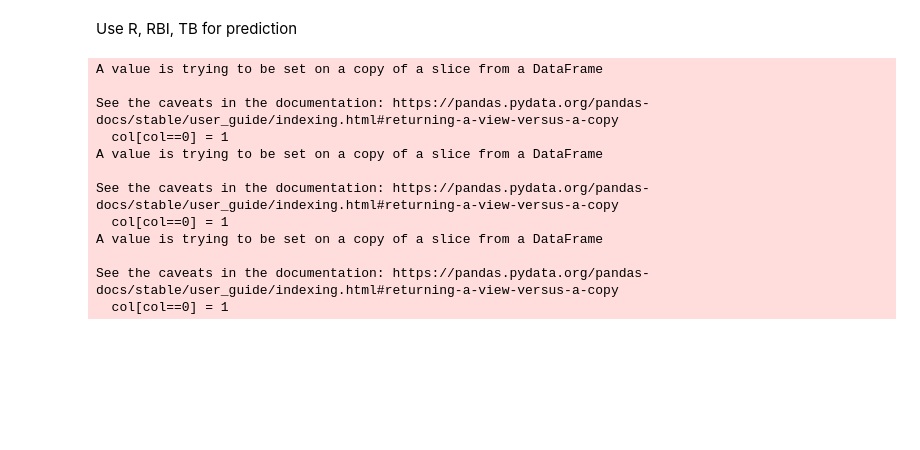
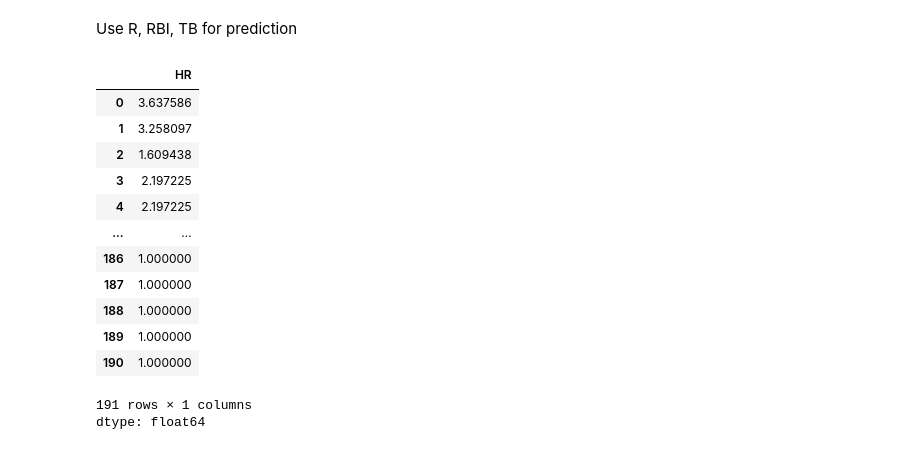
Before and after one commit to Hyun3246/KBO-Stat-Analysis, a Jupyter notebook: Notebooks/02_Data_Glancing.ipynb, the cells around one changed output. Cells and saved outputs as stored; diff of their text form; code cells hidden in the pictures; blank space fills up the shorter version.

```diff
--- a/Notebooks/02_Data_Glancing.ipynb
+++ b/Notebooks/02_Data_Glancing.ipynb
@@ -76,17 +80,0 @@ TB = df["TB"]
-# %%
-# change 0 to 1
-for col in [R, RBI, TB]:
-  col[col==0] = 1
-# %% [output]
-A value is trying to be set on a copy of a slice from a DataFrame
-
-See the caveats in the documentation: https://pandas.pydata.org/pandas-docs/stable/user_guide/indexing.html#returning-a-view-versus-a-copy
-  col[col==0] = 1
-A value is trying to be set on a copy of a slice from a DataFrame
-
-See the caveats in the documentation: https://pandas.pydata.org/pandas-docs/stable/user_guide/indexing.html#returning-a-view-versus-a-copy
-  col[col==0] = 1
-A value is trying to be set on a copy of a slice from a DataFrame
-
-See the caveats in the documentation: https://pandas.pydata.org/pandas-docs/stable/user_guide/indexing.html#returning-a-view-versus-a-copy
-  col[col==0] = 1
@@ -93,3 +85,20 @@ See the caveats in the documentation: https://pandas.pydata.org/pandas-docs/stab
+# %%
+df['HR']
+# %% [output]
+|  | HR |
+| 0 | 3.637586 |
+| 1 | 3.258097 |
+| 2 | 1.609438 |
+| 3 | 2.197225 |
+| 4 | 2.197225 |
+| ... | ... |
+| 186 | 1.000000 |
+| 187 | 1.000000 |
+| 188 | 1.000000 |
+| 189 | 1.000000 |
+| 190 | 1.000000 |
+191 rows × 1 columns
+dtype: float64
 # %%
 from sklearn.preprocessing import FunctionTransformer
 log_transformer = FunctionTransformer(np.log, inverse_func=np.exp)
```
Also changed, not shown: parts of 18 cells of this notebook, 1 other file.
